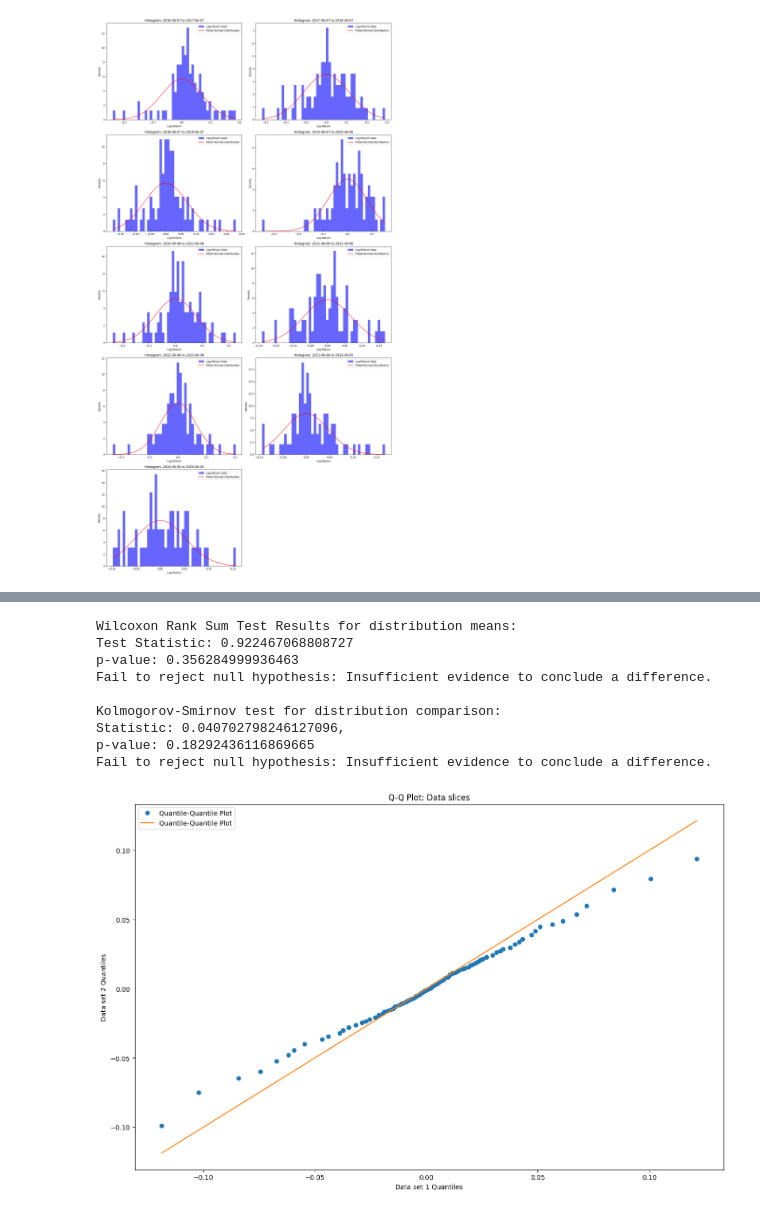
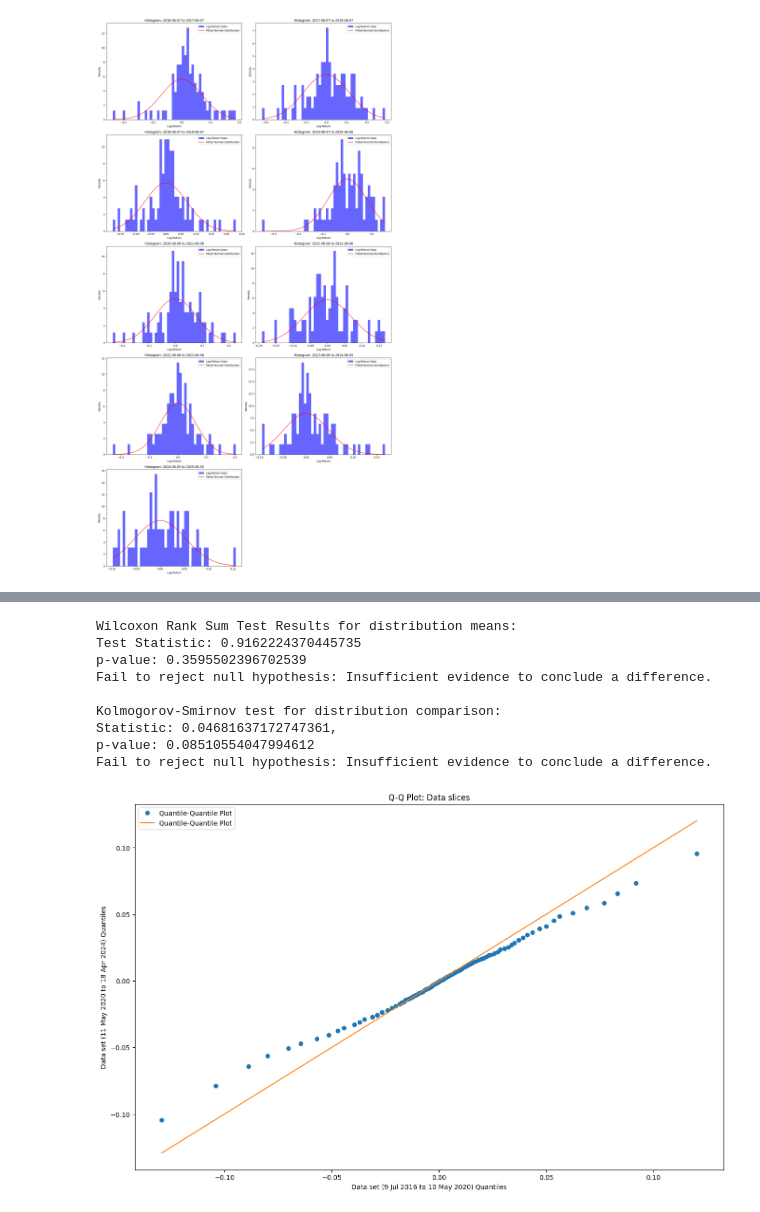
Before and after one commit to mareeben/btc-model, a Jupyter notebook: notebooks/btc_model_analysis.ipynb, the cells around one changed output, grey strips where cells are left out. Saved outputs shown, nothing was run; the diff lists cells and outputs as text; code cells hidden in the pictures.

```diff
--- a/notebooks/btc_model_analysis.ipynb
+++ b/notebooks/btc_model_analysis.ipynb
@@ -388,13 +388,22 @@ from scipy.stats import kstest, lognorm, norm
 import numpy as np
 
 # Load the CSV file into a DataFrame
-df = pd.read_csv('data/btc_coinbase_prices.csv')
+df = pd.read_csv('data/btc_usd_kaggle_data.csv')
 
 # Convert Date column to datetime
-df['Time'] = pd.to_datetime(df['Time'])
+df['Time'] = pd.to_datetime(df['Timestamp'])
 
 # Set the 'Date' column as the index for better plotting control
 df.set_index('Time', inplace=True)
 
 # Add column 'log-return' as natural log of market-price to its value on the prior day using shift
 df['log-return'] = np.log(df['Close'] / df['Close'].shift(1))
+
+# Plot the 'Close' column
+plt.figure(figsize=(16, 10))
+plt.plot(df.index, df['Close'], label='Close Price', color='blue')
+plt.xlabel('Date')
+plt.ylabel('Close Price')
+plt.title('Close Price Over Time')
+plt.legend()
+plt.show()
@@ -402,7 +413,7 @@ df['log-return'] = np.log(df['Close'] / df['Close'].shift(1))
 # Define the date ranges
 date_ranges = {
     #'Start to 27 Nov 2012': ('1900-01-01', '2012-11-27'),
-    #'28 Nov 2012 to 8 Jul 2016': ('2012-11-28', '2016-07-08'),
+    '28 Nov 2012 to 8 Jul 2016': ('2012-11-28', '2016-07-08'),
     '9 Jul 2016 to 10 May 2020': ('2016-07-09', '2020-05-10'),
     '11 May 2020 to 18 Apr 2024': ('2020-05-11', '2024-04-18')
 }
@@ -415,7 +426,7 @@ sliced_data_daily = {label: df[(df.index >= start) & (df.index <= end)]['log-ret
 fig, axes = plt.subplots(2, 2, figsize=(16, 12))  # 2x2 grid of subplots
 axes = axes.flatten()  # Flatten for easy indexing
 
-for ax, (label, data) in zip(axes, sliced_data.items()):
+for ax, (label, data) in zip(axes, sliced_data_daily.items()):
     if data is None or len(data) == 0:
         print(f"Warning: Data subset '{label}' is empty. Skipping...")
         continue
@@ -443,7 +454,11 @@ plt.show()
 # %%
-# Sample data (replace with your actual data)
-data1 = np.sort(sliced_data_daily.get('9 Jul 2016 to 10 May 2020'))
-data2 = np.sort(sliced_data_daily.get('11 May 2020 to 18 Apr 2024'))
+# '28 Nov 2012 to 8 Jul 2016'
+# '9 Jul 2016 to 10 May 2020'
+# '11 May 2020 to 18 Apr 2024'
+key1 = '9 Jul 2016 to 10 May 2020'
+key2 = '11 May 2020 to 18 Apr 2024'
+data1 = np.sort(sliced_data_daily.get(key1))
+data2 = np.sort(sliced_data_daily.get(key2))
 
 # Perform Wilcoxon Rank Sum Test
 statistic, pvalue = stats.ranksums(data1, data2)
@@ -466,39 +481,39 @@ stat, p = kstest(data1, data2)
 
 print("Kolmogorov-Smirnov test for distribution comparison:")
 print(f"Statistic: {stat}, \np-value: {p}")
 if p < 0.05:
     print("Reject null hypothesis: There is a significant difference between the distributions.")
 else:
     print("Fail to reject null hypothesis: Insufficient evidence to conclude a difference.")
 
-# Calculate the quantiles for the lognormal distribution and empirical data
+# Calculate the quantiles for the empirical data
 quantiles_x_vals = np.quantile(data1, np.arange(0.01, 1, 0.01))
 quantiles_y_vals = np.quantile(data2, np.arange(0.01, 1, 0.01))
 
 # Create a figure for the quantile-quantile plot
 plt.figure(figsize=(16, 10))
 plt.plot(quantiles_x_vals, quantiles_y_vals, marker='o', linestyle='', label='Quantile-Quantile Plot')
 
 # Plot y=x
 plt.plot(quantiles_x_vals, quantiles_x_vals, linestyle='-', label='Quantile-Quantile Plot')
 
 # Add labels, title, and legend
-plt.xlabel('Data set 1 Quantiles')
-plt.ylabel('Data set 2 Quantiles')
+plt.xlabel(f'Data set ({key1}) Quantiles')
+plt.ylabel(f'Data set ({key2}) Quantiles')
 plt.title('Q-Q Plot: Data slices')
 plt.legend()
 
 # Display the plot
 plt.show()
 # %% [output]
 Wilcoxon Rank Sum Test Results for distribution means:
-Test Statistic: 0.922467068808727
-p-value: 0.356284999936463
+Test Statistic: 0.9162224370445735
+p-value: 0.3595502396702539
 Fail to reject null hypothesis: Insufficient evidence to conclude a difference.
 
 Kolmogorov-Smirnov test for distribution comparison:
-Statistic: 0.040702798246127096,
-p-value: 0.18292436116869665
+Statistic: 0.04681637172747361,
+p-value: 0.08510554047994612
 Fail to reject null hypothesis: Insufficient evidence to conclude a difference.
-[figure, old version]
+[figure, new version]
 # %%
```
Also changed, not shown: parts of 4 cells of this notebook, 2 other files.
